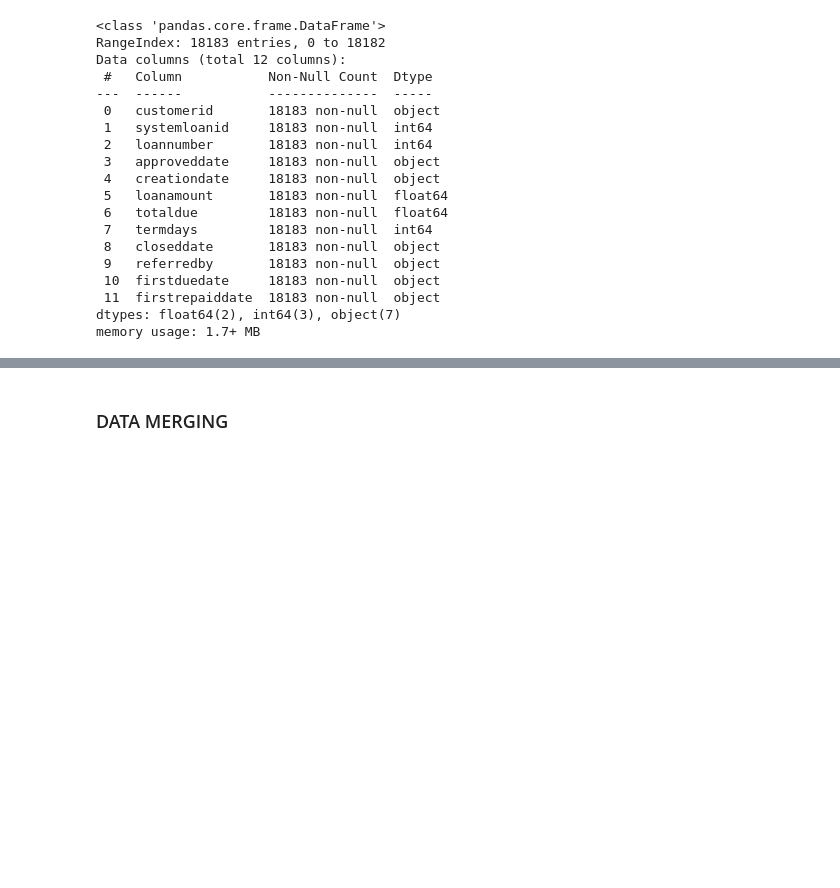
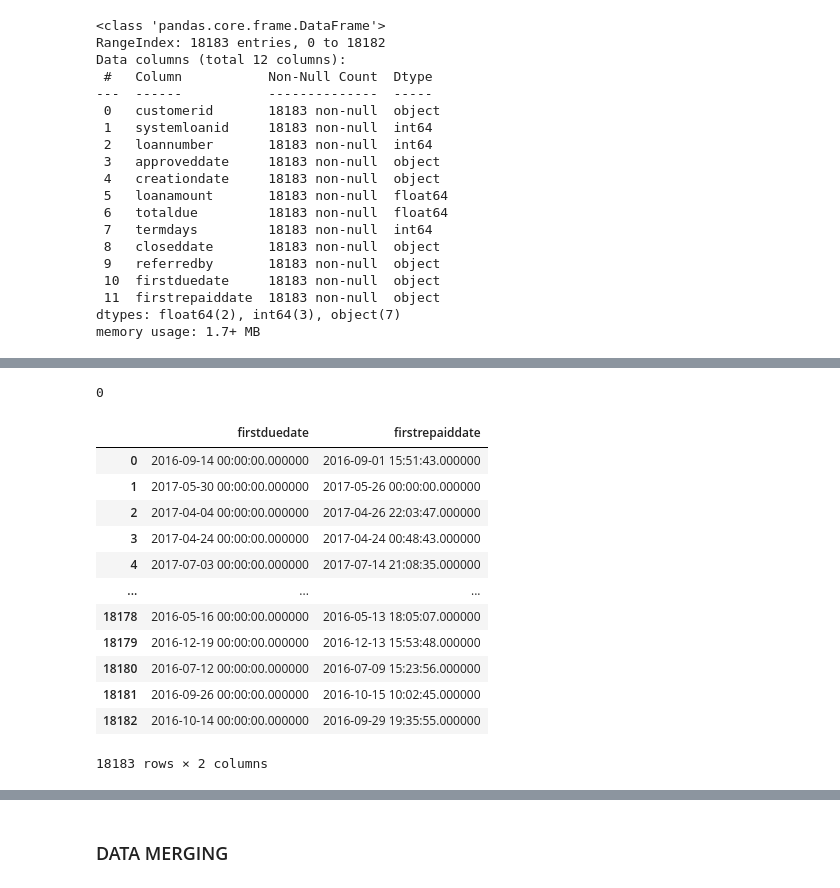
Before and after one commit to MargaretOluwadare/HAMOYE-NUMPY-GROUP-CAPSTONE, a Jupyter notebook: loans_project-Copy1-checkpoint.ipynb, the cells around one changed output, grey strips where cells are left out. Cells and saved outputs as stored; diff of their text form; code cells hidden in the pictures; blank space fills up the shorter version.

```diff
--- a/loans_project-Copy1-checkpoint.ipynb
+++ b/loans_project-Copy1-checkpoint.ipynb
@@ -309,0 +359,20 @@ memory usage: 1.7+ MB
+# %%
+prev_df.closeddate.isna().sum()
+# %% [output]
+0
+# %%
+prev_df[["firstduedate", "firstrepaiddate"]]
+# %% [output]
+|  | firstduedate | firstrepaiddate |
+| 0 | 2016-09-14 00:00:00.000000 | 2016-09-01 15:51:43.000000 |
+| 1 | 2017-05-30 00:00:00.000000 | 2017-05-26 00:00:00.000000 |
+| 2 | 2017-04-04 00:00:00.000000 | 2017-04-26 22:03:47.000000 |
+| 3 | 2017-04-24 00:00:00.000000 | 2017-04-24 00:48:43.000000 |
+| 4 | 2017-07-03 00:00:00.000000 | 2017-07-14 21:08:35.000000 |
+| ... | ... | ... |
+| 18178 | 2016-05-16 00:00:00.000000 | 2016-05-13 18:05:07.000000 |
+| 18179 | 2016-12-19 00:00:00.000000 | 2016-12-13 15:53:48.000000 |
+| 18180 | 2016-07-12 00:00:00.000000 | 2016-07-09 15:23:56.000000 |
+| 18181 | 2016-09-26 00:00:00.000000 | 2016-10-15 10:02:45.000000 |
+| 18182 | 2016-10-14 00:00:00.000000 | 2016-09-29 19:35:55.000000 |
+18183 rows × 2 columns
```
Also changed, not shown: parts of 25 cells of this notebook.
